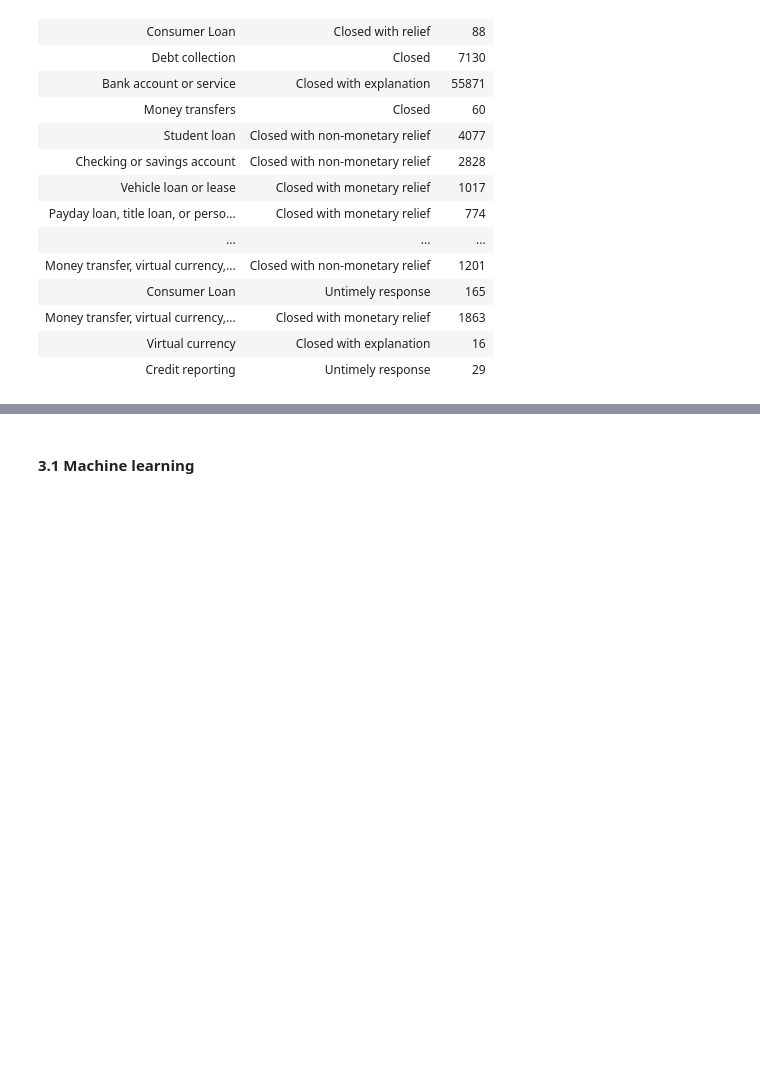
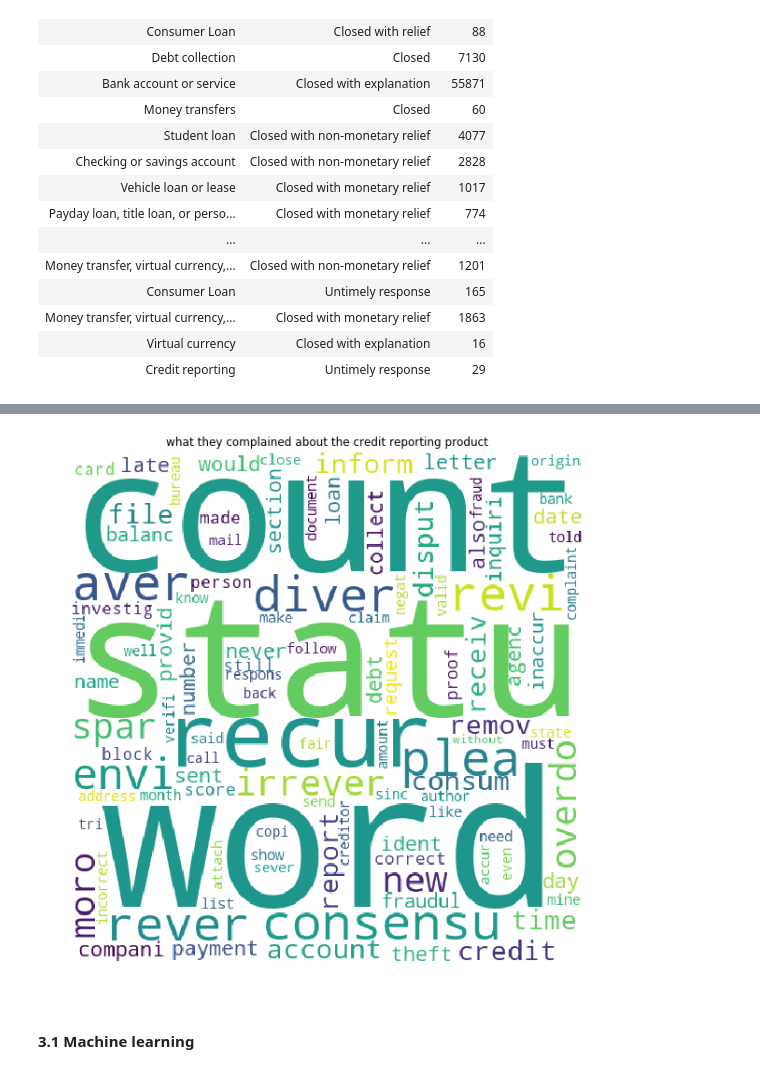
Before and after one commit to rachel0614/BDA2021Project1, a Jupyter notebook: BDA/CustomerComplaint.ipynb, the cells around one changed output, grey strips where cells are left out. Cells and saved outputs as stored; diff of their text form; code cells hidden in the pictures; blank space fills up the shorter version.

Commit message:
machine learning added, logistic regression; report finished 85%

```diff
--- a/BDA/CustomerComplaint.ipynb
+++ b/BDA/CustomerComplaint.ipynb
@@ -454,0 +503,25 @@ df_company_response_by_year.sort_values("Closed with monetary relief",ascending=
+# %%
+vstopwords = np.append(stopwords,["x","xx","xxx","xxxx","xxxxx","xxxxxxxx","xx/xx/xxxx"])
+#extract content from specific field of the dataframe, and return
+def parseContent(df_story, field_name):
+  #lower
+  df_story_clean = df_story.select("year_received",field_name, (F.lower(F.regexp_replace(field_name,
+                                                                         "[^a-zA-Z\\s]", "")).alias('out1')))
+  #split story into words
+  tokenizer = Tokenizer(inputCol="out1", outputCol="out2")
+  #private infor has been replaced with x before the dataset published, such as date, name...
+  #remove stop words
+  stopWordsRemover = StopWordsRemover(inputCol='out2', outputCol='out3' ,stopWords=stopwords)
+  #stem
+  stemmer = SnowballStemmer('english')
+
+  udf_stem = udf(lambda words: [stemmer.stem(word) for word in words if len(word)>3 and word in english_words ], ArrayType(StringType()))
+
+  #pipeline
+  pipeline = Pipeline(stages=[tokenizer, stopWordsRemover])
+  return pipeline.fit(df_story_clean).transform(df_story_clean) \
+      .select("year_received",field_name,"out3") \
+      .drop("out1","out2") \
+      .withColumn("words", udf_stem(F.col("out3"))).drop('out3')
+
+df_words = parseContent(sdf_content,"complaint_what_happened")
@@ -454,0 +530,18 @@ df_company_response_by_year.sort_values("Closed with monetary relief",ascending=
+# %%
+#show words cloud
+def show_words_cloud(sdf,title):
+  df = sdf.select(explode("words").alias('word')).\
+  groupby('word').count().sort(F.desc("count")).toPandas()
+
+  wc = WordCloud(width = 500, height = 500,
+                background_color ='white',
+                stopwords = stopwords,
+                min_font_size = 10).generate(df.to_string())
+
+  # plot the WordCloud image
+  plt.figure(figsize = (8, 8), facecolor = None)
+  plt.imshow(wc)
+  plt.axis("off")
+  plt.tight_layout(pad = 0)
+  plt.title(title)
+  plt.show()
@@ -455,3 +550,7 @@ df_company_response_by_year.sort_values("Closed with monetary relief",ascending=
+# %%
+show_words_cloud(df_words,"what they complained about the credit reporting product")
+# %% [output]
+[figure, added]
 # %% [markdown]
 #### 3.1 Machine learning
 # %% [markdown]
```
Also changed, not shown: parts of 55 cells of this notebook, 11 other files.
